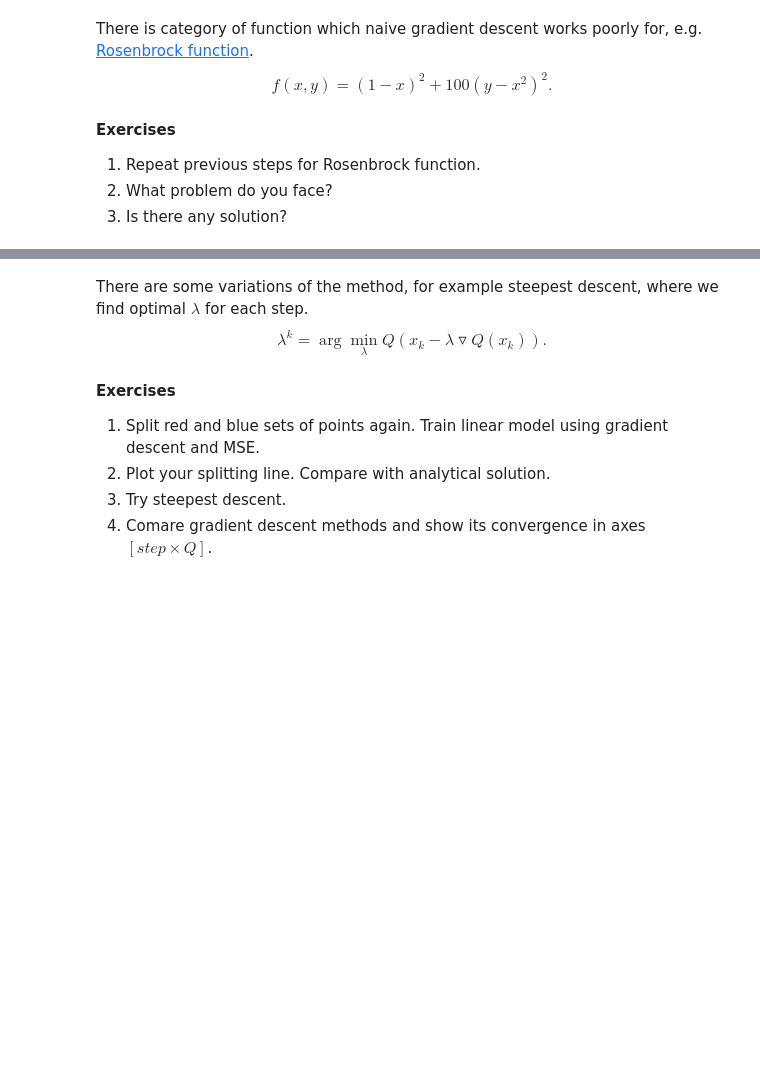
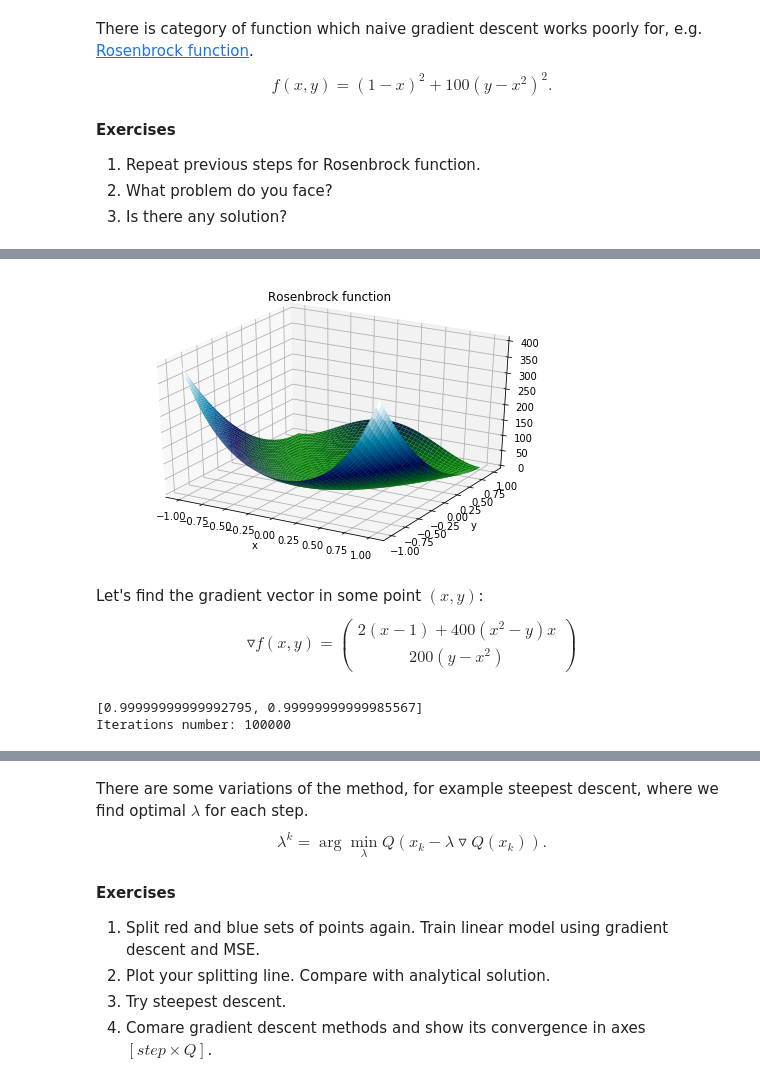
Before and after one commit to slayff/squad, a Jupyter notebook: labs/lab-1.ipynb, the cells around one changed output, grey strips where cells are left out. Cells and saved outputs as stored; diff of their text form; code cells hidden in the pictures; blank space fills up the shorter version.

```diff
--- a/labs/lab-1.ipynb
+++ b/labs/lab-1.ipynb
@@ -458,0 +515,20 @@ $$f(x, y) = (1-x)^2 + 100(y-x^2)^2.$$
+# %%
+fig = plt.figure(figsize=(8, 5))
+ax = fig.add_subplot(111, projection='3d')
+
+X = np.linspace(-1, 1, 200)
+Y = np.linspace(-1, 1, 200)
+X, Y = np.meshgrid(X, Y)
+Z = (1 - X)**2 + 100*(Y - X**2)**2
+plt.xlabel('x')
+plt.ylabel('y')
+plt.title('Rosenbrock function')
+surf = ax.plot_surface(X, Y, Z, cmap=cm.ocean, antialiased=True)
+# %% [output]
+[figure, added]
+# %% [markdown]
+Let's find the gradient vector in some point $(x, y)$:
+$$\triangledown f(x, y) = \begin{pmatrix}
+2(x-1)+400(x^2-y)x\\
+200(y-x^2)
+\end{pmatrix}$$
@@ -458,0 +550,10 @@ $$f(x, y) = (1-x)^2 + 100(y-x^2)^2.$$
+# %%
+random_point = InitRandomPoint(1)
+extremum, route = GradientDescent(random_point,
+                                  RosenbrockValue, RosenbrockGradient,
+                                  0.001, max_iter_num=100000)
+print(extremum)
+print('Iterations number:', route.shape[0])
+# %% [output]
+[0.99999999999992795, 0.99999999999985567]
+Iterations number: 100000
```
Also changed, not shown: parts of 17 cells of this notebook, 1 other file.
